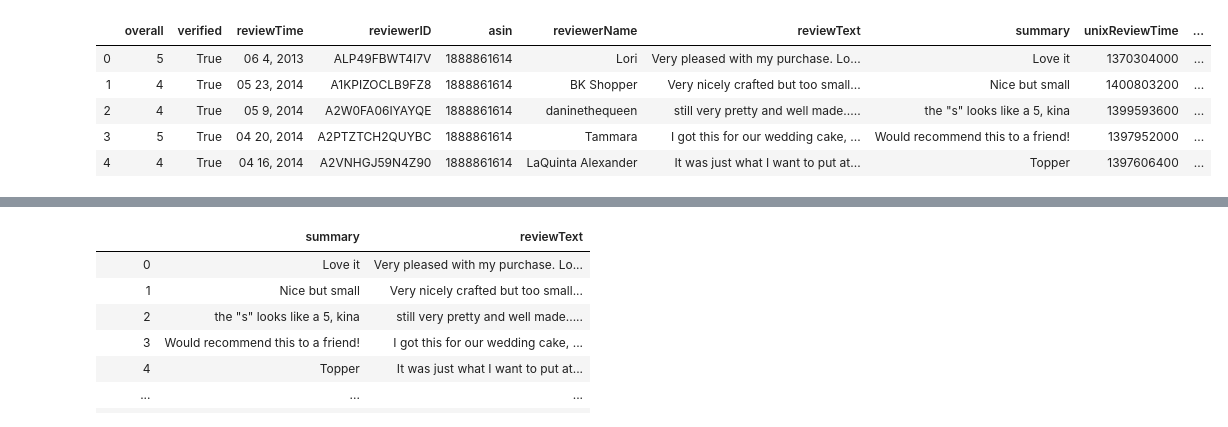
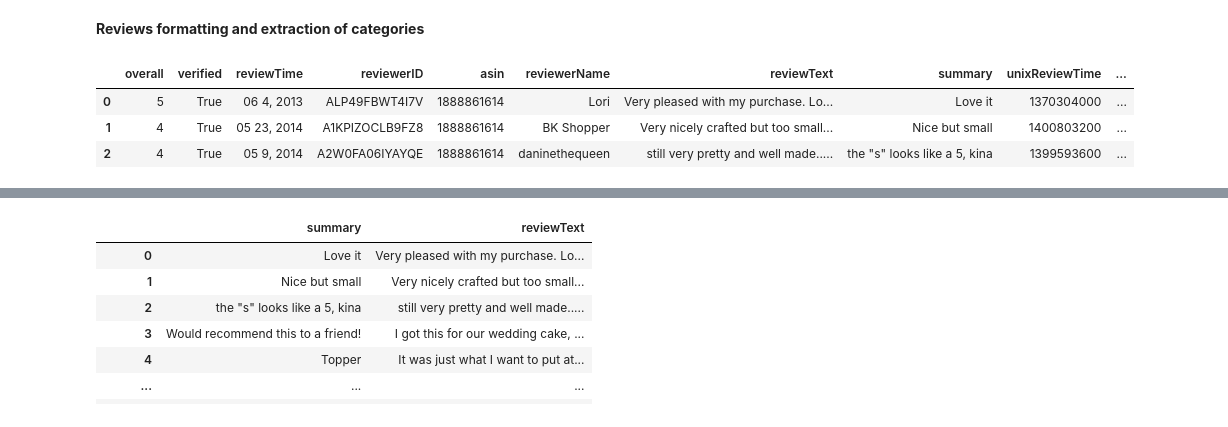
Before and after one commit to JulesssG/ADA-project, a Jupyter notebook: first_touch.ipynb, the cells around one changed output, grey strips where cells are left out. Drawn from its saved outputs; the diff is of its cells as text; code cells hidden in the pictures.

```diff
--- a/first_touch.ipynb
+++ b/first_touch.ipynb
@@ -46,3 +53,5 @@ Wall time: 9.31 s
+# %% [markdown]
+**Reviews formatting and extraction of categories**
 # %%
 def format_reviews(reviews):
     reviews["overall"] = reviews["overall"].astype(int)
@@ -62,12 +72,7 @@ def format_reviews(reviews):
-# %%
-reviews = read_file(REVIEW_FILE)
-meta = read_file(META_FILE)
 # %%
-reviews.head()
+reviews.head(3)
 # %% [output]
 |  | overall | verified | reviewTime | reviewerID | asin | reviewerName | reviewText | summary | unixReviewTime | ... |
 | 0 | 5 | True | 06 4, 2013 | ALP49FBWT4I7V | 1888861614 | Lori | Very pleased with my purchase. Lo... | Love it | 1370304000 | ... |
 | 1 | 4 | True | 05 23, 2014 | A1KPIZOCLB9FZ8 | 1888861614 | BK Shopper | Very nicely crafted but too small... | Nice but small | 1400803200 | ... |
 | 2 | 4 | True | 05 9, 2014 | A2W0FA06IYAYQE | 1888861614 | daninethequeen | still very pretty and well made..... | the "s" looks like a 5, kina | 1399593600 | ... |
-| 3 | 5 | True | 04 20, 2014 | A2PTZTCH2QUYBC | 1888861614 | Tammara | I got this for our wedding cake, ... | Would recommend this to a friend! | 1397952000 | ... |
-| 4 | 4 | True | 04 16, 2014 | A2VNHGJ59N4Z90 | 1888861614 | LaQuinta Alexander | It was just what I want to put at... | Topper | 1397606400 | ... |
```
Also changed, not shown: parts of 25 cells of this notebook.
